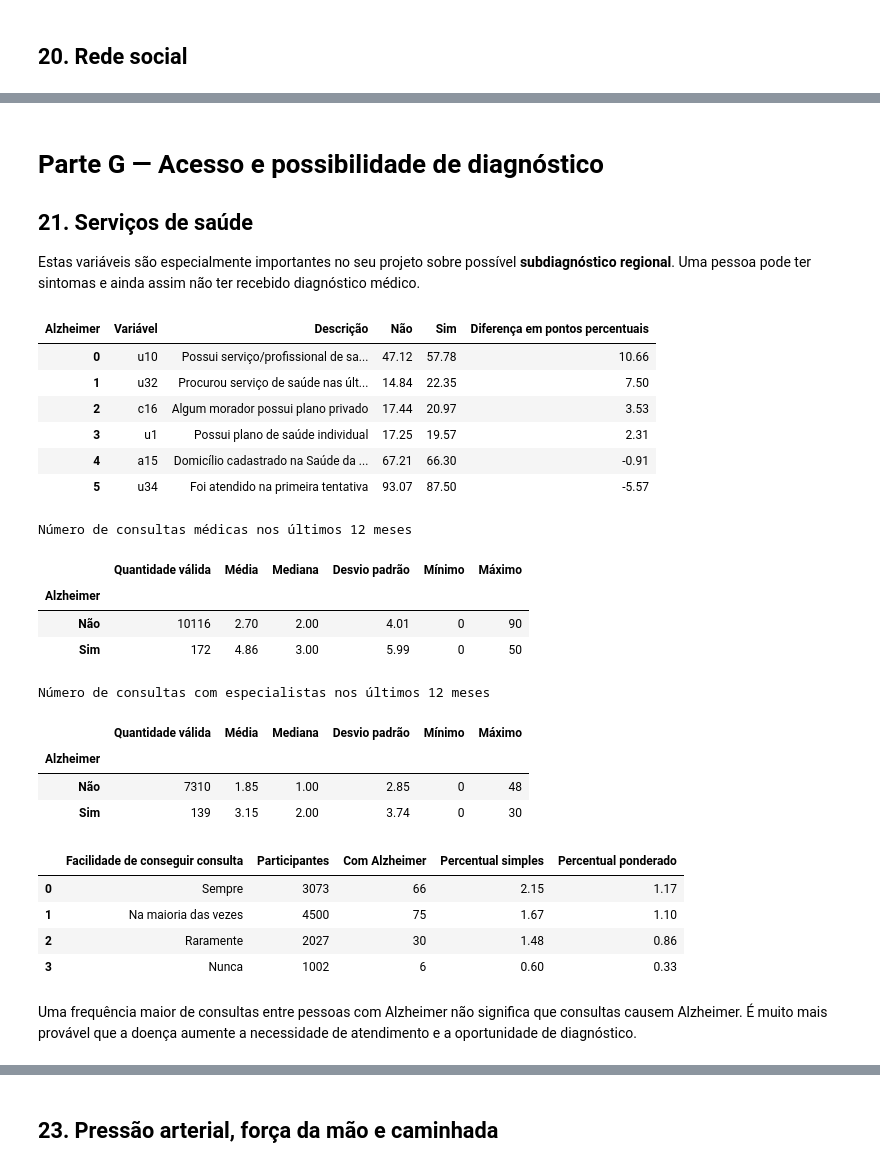
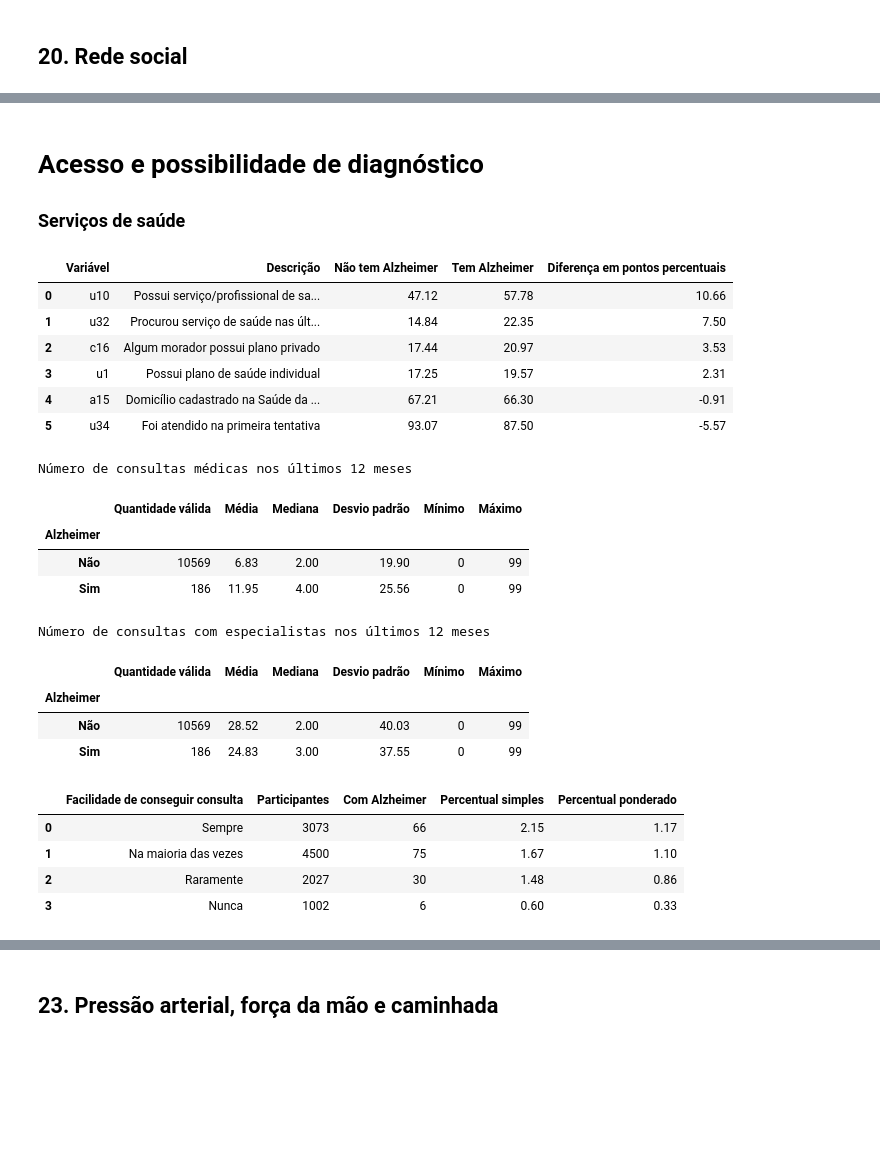
Before and after one commit to toni-cav/Analise_SIICUSP, a Jupyter notebook: analise_exploratoria_elsi_alzheimer_completa.ipynb, the cells around one changed output, grey strips where cells are left out. Cells and saved outputs as stored; diff of their text form; code cells hidden in the pictures; blank space fills up the shorter version.

```diff
--- a/analise_exploratoria_elsi_alzheimer_completa.ipynb
+++ b/analise_exploratoria_elsi_alzheimer_completa.ipynb
@@ -177,5 +181,5 @@ Total de variáveis encontradas: 866
 # %%
-for bloco, grupo in inventario.groupby("bloco", sort=False):
+for bloco, grupo in inventario.groupby("Bloco", sort=False):
     print(f"\n{bloco} — {len(grupo)} colunas")
-    print(", ".join(grupo["variavel"].tolist()))
+    print(", ".join(grupo["Variável"].tolist()))
 # %% [output]
@@ -1055,11 +1068,9 @@ Encontro pessoal com amigos
 | 4 | A cada 2 ou 3 meses | 436 | 20 | 4.59 | 2.61 |
 | 5 | Menos de 1 vez/ano ou nunca | 312 | 9 | 2.88 | 1.86 |
 # %% [markdown]
-# Parte G — Acesso e possibilidade de diagnóstico
+# Acesso e possibilidade de diagnóstico
 
-## 21. Serviços de saúde
-
-Estas variáveis são especialmente importantes no seu projeto sobre possível **subdiagnóstico regional**. Uma pessoa pode ter sintomas e ainda assim não ter recebido diagnóstico médico.
+### Serviços de saúde
 # %%
 acesso_binario = {
     "a15": "Domicílio cadastrado na Saúde da Família",
@@ -1073,45 +1084,43 @@ acesso_binario = {
 display(comparar_variaveis_binarias(acesso_binario))
 
 print("Número de consultas médicas nos últimos 12 meses")
-display(resumo_numerico("u6", minimo=0, maximo=98))
+display(resumo_numerico("u6"))
 
 print("Número de consultas com especialistas nos últimos 12 meses")
-display(resumo_numerico("u8", minimo=0, maximo=87))
+display(resumo_numerico("u8"))
 
 dados["Facilidade de conseguir consulta"] = dados["u12"].map({
     1: "Sempre",
     2: "Na maioria das vezes",
     3: "Raramente",
     4: "Nunca",
 })
 
 display(tabela_por_categoria(
     "Facilidade de conseguir consulta",
     ordem=["Sempre", "Na maioria das vezes", "Raramente", "Nunca"],
 ))
 # %% [output]
-| Alzheimer | Variável | Descrição | Não | Sim | Diferença em pontos percentuais |
+|  | Variável | Descrição | Não tem Alzheimer | Tem Alzheimer | Diferença em pontos percentuais |
 | 0 | u10 | Possui serviço/profissional de sa... | 47.12 | 57.78 | 10.66 |
 | 1 | u32 | Procurou serviço de saúde nas últ... | 14.84 | 22.35 | 7.50 |
 | 2 | c16 | Algum morador possui plano privado | 17.44 | 20.97 | 3.53 |
 | 3 | u1 | Possui plano de saúde individual | 17.25 | 19.57 | 2.31 |
 | 4 | a15 | Domicílio cadastrado na Saúde da ... | 67.21 | 66.30 | -0.91 |
 | 5 | u34 | Foi atendido na primeira tentativa | 93.07 | 87.50 | -5.57 |
 Número de consultas médicas nos últimos 12 meses
 |  | Quantidade válida | Média | Mediana | Desvio padrão | Mínimo | Máximo |
 | Alzheimer |  |  |  |  |  |  |
-| Não | 10116 | 2.70 | 2.00 | 4.01 | 0 | 90 |
-| Sim | 172 | 4.86 | 3.00 | 5.99 | 0 | 50 |
+| Não | 10569 | 6.83 | 2.00 | 19.90 | 0 | 99 |
+| Sim | 186 | 11.95 | 4.00 | 25.56 | 0 | 99 |
 Número de consultas com especialistas nos últimos 12 meses
 |  | Quantidade válida | Média | Mediana | Desvio padrão | Mínimo | Máximo |
 | Alzheimer |  |  |  |  |  |  |
-| Não | 7310 | 1.85 | 1.00 | 2.85 | 0 | 48 |
-| Sim | 139 | 3.15 | 2.00 | 3.74 | 0 | 30 |
+| Não | 10569 | 28.52 | 2.00 | 40.03 | 0 | 99 |
+| Sim | 186 | 24.83 | 3.00 | 37.55 | 0 | 99 |
 |  | Facilidade de conseguir consulta | Participantes | Com Alzheimer | Percentual simples | Percentual ponderado |
 | 0 | Sempre | 3073 | 66 | 2.15 | 1.17 |
 | 1 | Na maioria das vezes | 4500 | 75 | 1.67 | 1.10 |
 | 2 | Raramente | 2027 | 30 | 1.48 | 0.86 |
 | 3 | Nunca | 1002 | 6 | 0.60 | 0.33 |
-# %% [markdown]
-Uma frequência maior de consultas entre pessoas com Alzheimer não significa que consultas causem Alzheimer. É muito mais provável que a doença aumente a necessidade de atendimento e a oportunidade de diagnóstico.
 # %% [markdown]
```
Also changed, not shown: parts of 36 cells of this notebook.
